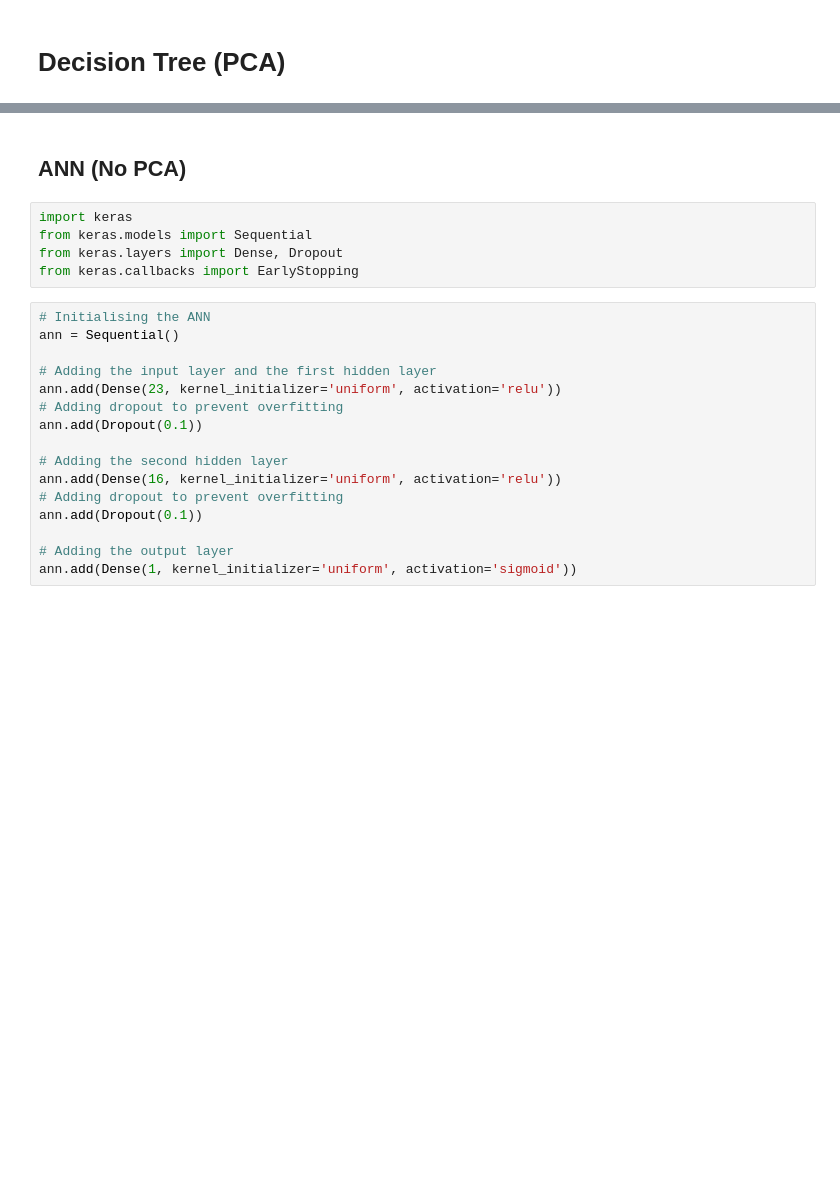
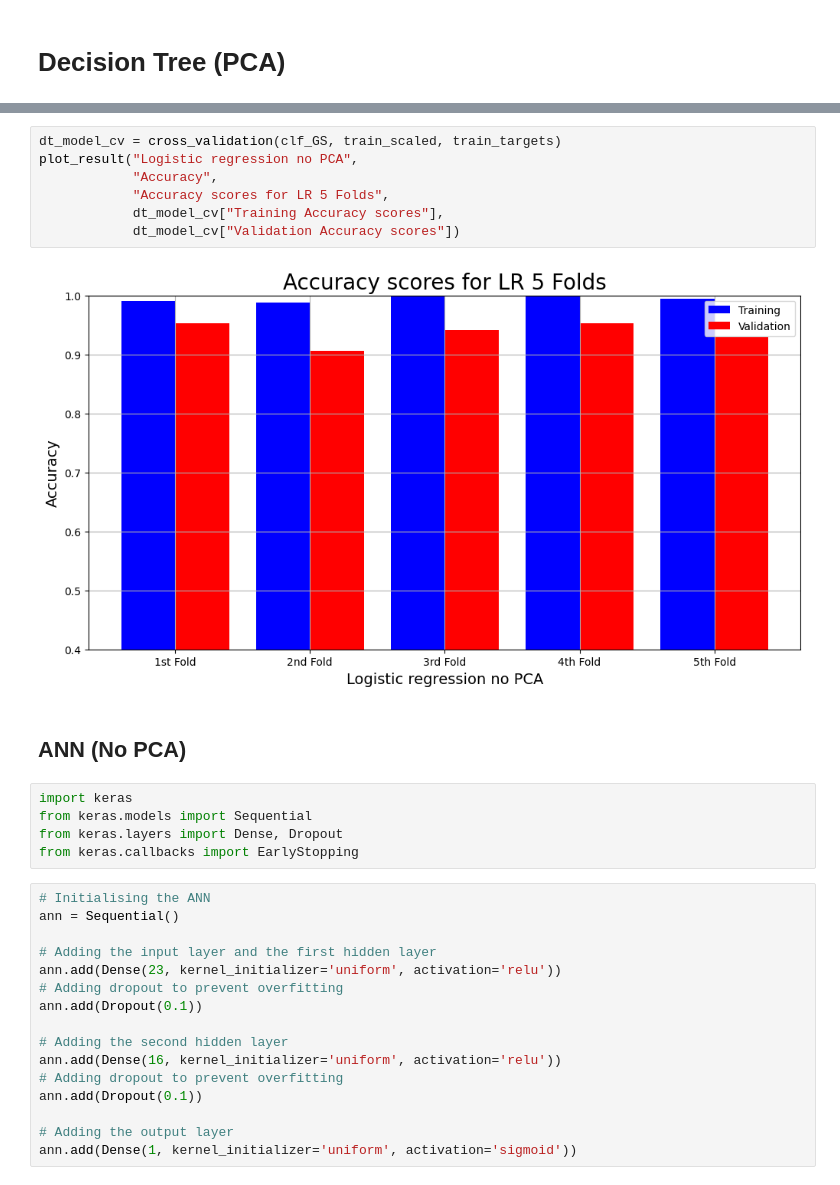
Before and after one commit to benjamin-ravenscroft/CISC471-Project, a Jupyter notebook: EDA.ipynb, the cells around one changed output, grey strips where cells are left out. Saved outputs shown, nothing was run; the diff lists cells and outputs as text; blank space fills up the shorter version.

```diff
--- a/EDA.ipynb
+++ b/EDA.ipynb
@@ -760,3 +769,12 @@ Specificity:  0.9325842696629213
+# %%
+dt_model_cv = cross_validation(clf_GS, train_scaled, train_targets)
+plot_result("Logistic regression no PCA",
+            "Accuracy",
+            "Accuracy scores for LR 5 Folds",
+            dt_model_cv["Training Accuracy scores"],
+            dt_model_cv["Validation Accuracy scores"])
+# %% [output]
+[figure, added]
 # %% [markdown]
 ## ANN (No PCA)
 # %%
```
Also changed, not shown: parts of 8 cells of this notebook.
